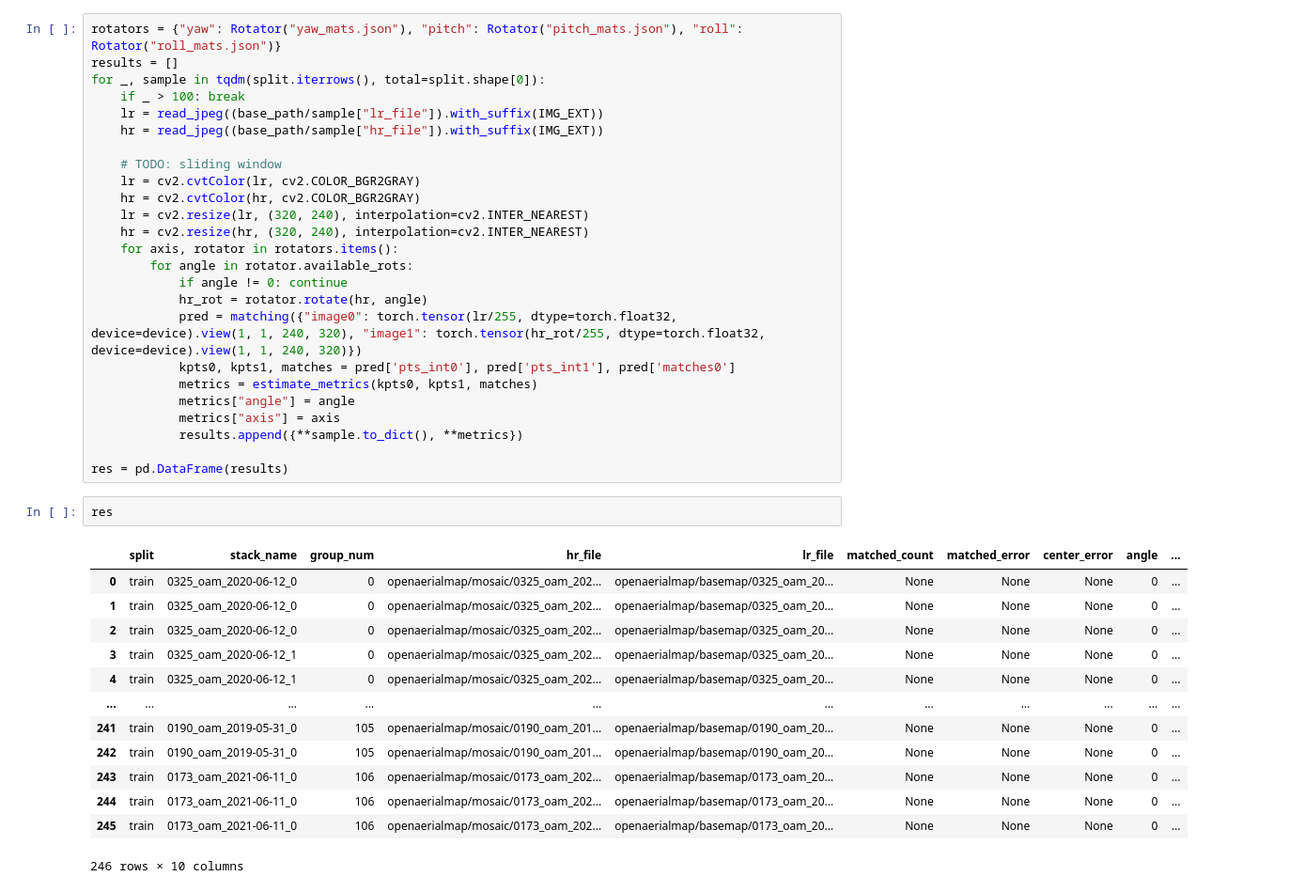
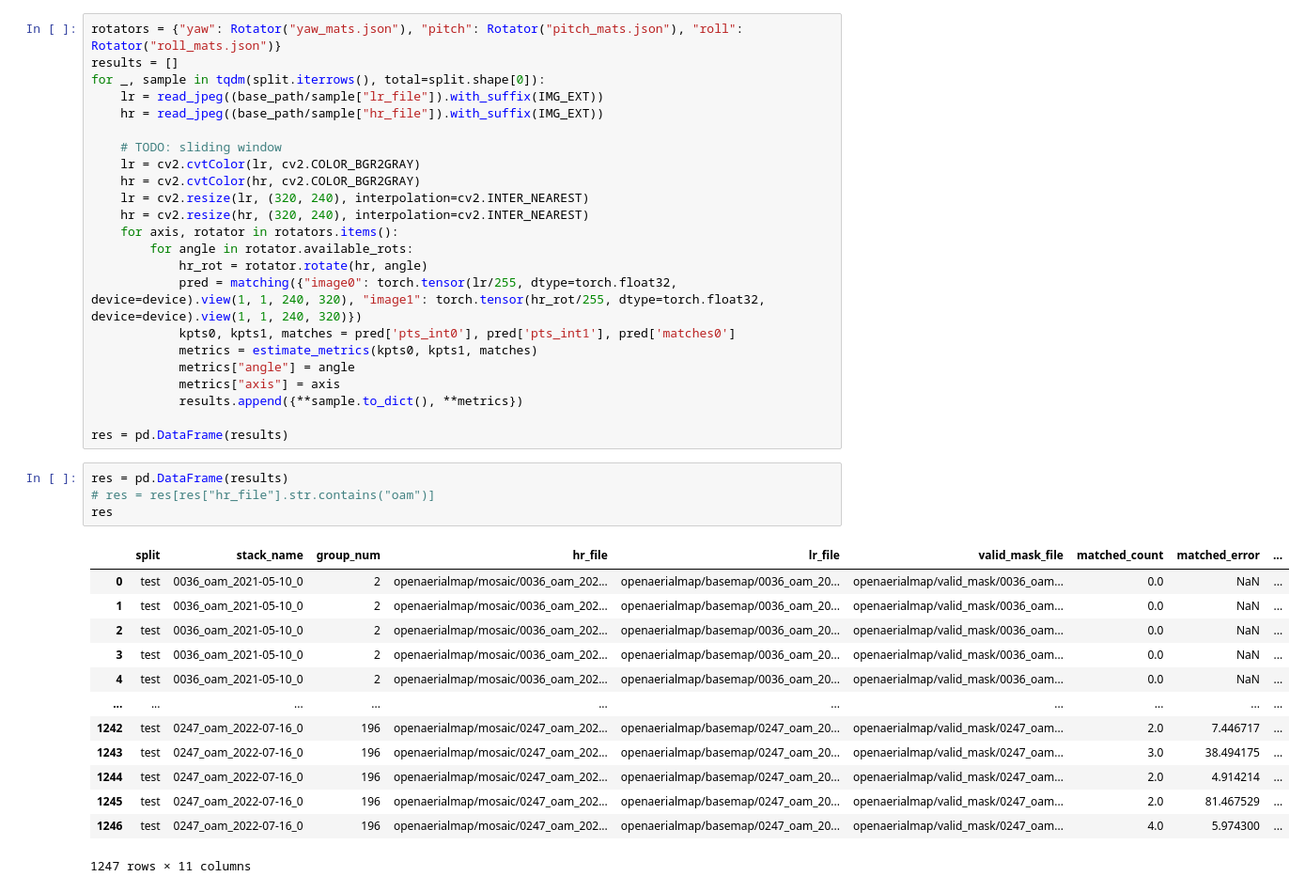
Before and after one commit to QuantuMobileSoftware/pytorch-superpoint, a Jupyter notebook: eval/metrics.ipynb, the cells around one changed output. Shown: that part at 94% size. Drawn from its saved outputs; the diff is of its cells as text.

```diff
--- a/eval/metrics.ipynb
+++ b/eval/metrics.ipynb
@@ -132,7 +132,6 @@ Running inference on device "cuda"
 rotators = {"yaw": Rotator("yaw_mats.json"), "pitch": Rotator("pitch_mats.json"), "roll": Rotator("roll_mats.json")}
 results = []
 for _, sample in tqdm(split.iterrows(), total=split.shape[0]):
-    if _ > 100: break
     lr = read_jpeg((base_path/sample["lr_file"]).with_suffix(IMG_EXT))
     hr = read_jpeg((base_path/sample["hr_file"]).with_suffix(IMG_EXT))
 
@@ -143,7 +142,6 @@ for _, sample in tqdm(split.iterrows(), total=split.shape[0]):
     hr = cv2.resize(hr, (320, 240), interpolation=cv2.INTER_NEAREST)
     for axis, rotator in rotators.items():
         for angle in rotator.available_rots:
-            if angle != 0: continue
             hr_rot = rotator.rotate(hr, angle)
             pred = matching({"image0": torch.tensor(lr/255, dtype=torch.float32, device=device).view(1, 1, 240, 320), "image1": torch.tensor(hr_rot/255, dtype=torch.float32, device=device).view(1, 1, 240, 320)})
             kpts0, kpts1, matches = pred['pts_int0'], pred['pts_int1'], pred['matches0']
@@ -153,22 +151,24 @@ for _, sample in tqdm(split.iterrows(), total=split.shape[0]):
             results.append({**sample.to_dict(), **metrics})
 
 res = pd.DataFrame(results)
-# %%
-res
-# %% [output]
-|  | split | stack_name | group_num | hr_file | lr_file | matched_count | matched_error | center_error | angle | ... |
-| 0 | train | 0325_oam_2020-06-12_0 | 0 | openaerialmap/mosaic/0325_oam_202... | openaerialmap/basemap/0325_oam_20... | None | None | None | 0 | ... |
-| 1 | train | 0325_oam_2020-06-12_0 | 0 | openaerialmap/mosaic/0325_oam_202... | openaerialmap/basemap/0325_oam_20... | None | None | None | 0 | ... |
-| 2 | train | 0325_oam_2020-06-12_0 | 0 | openaerialmap/mosaic/0325_oam_202... | openaerialmap/basemap/0325_oam_20... | None | None | None | 0 | ... |
-| 3 | train | 0325_oam_2020-06-12_1 | 0 | openaerialmap/mosaic/0325_oam_202... | openaerialmap/basemap/0325_oam_20... | None | None | None | 0 | ... |
-| 4 | train | 0325_oam_2020-06-12_1 | 0 | openaerialmap/mosaic/0325_oam_202... | openaerialmap/basemap/0325_oam_20... | None | None | None | 0 | ... |
-| ... | ... | ... | ... | ... | ... | ... | ... | ... | ... | ... |
-| 241 | train | 0190_oam_2019-05-31_0 | 105 | openaerialmap/mosaic/0190_oam_201... | openaerialmap/basemap/0190_oam_20... | None | None | None | 0 | ... |
-| 242 | train | 0190_oam_2019-05-31_0 | 105 | openaerialmap/mosaic/0190_oam_201... | openaerialmap/basemap/0190_oam_20... | None | None | None | 0 | ... |
-| 243 | train | 0173_oam_2021-06-11_0 | 106 | openaerialmap/mosaic/0173_oam_202... | openaerialmap/basemap/0173_oam_20... | None | None | None | 0 | ... |
-| 244 | train | 0173_oam_2021-06-11_0 | 106 | openaerialmap/mosaic/0173_oam_202... | openaerialmap/basemap/0173_oam_20... | None | None | None | 0 | ... |
-| 245 | train | 0173_oam_2021-06-11_0 | 106 | openaerialmap/mosaic/0173_oam_202... | openaerialmap/basemap/0173_oam_20... | None | None | None | 0 | ... |
-246 rows × 10 columns
+# %%
+res = pd.DataFrame(results)
+# res = res[res["hr_file"].str.contains("oam")]
+res
+# %% [output]
+|  | split | stack_name | group_num | hr_file | lr_file | valid_mask_file | matched_count | matched_error | ... |
+| 0 | test | 0036_oam_2021-05-10_0 | 2 | openaerialmap/mosaic/0036_oam_202... | openaerialmap/basemap/0036_oam_20... | openaerialmap/valid_mask/0036_oam... | 0.0 | NaN | ... |
+| 1 | test | 0036_oam_2021-05-10_0 | 2 | openaerialmap/mosaic/0036_oam_202... | openaerialmap/basemap/0036_oam_20... | openaerialmap/valid_mask/0036_oam... | 0.0 | NaN | ... |
+| 2 | test | 0036_oam_2021-05-10_0 | 2 | openaerialmap/mosaic/0036_oam_202... | openaerialmap/basemap/0036_oam_20... | openaerialmap/valid_mask/0036_oam... | 0.0 | NaN | ... |
+| 3 | test | 0036_oam_2021-05-10_0 | 2 | openaerialmap/mosaic/0036_oam_202... | openaerialmap/basemap/0036_oam_20... | openaerialmap/valid_mask/0036_oam... | 0.0 | NaN | ... |
+| 4 | test | 0036_oam_2021-05-10_0 | 2 | openaerialmap/mosaic/0036_oam_202... | openaerialmap/basemap/0036_oam_20... | openaerialmap/valid_mask/0036_oam... | 0.0 | NaN | ... |
+| ... | ... | ... | ... | ... | ... | ... | ... | ... | ... |
+| 1242 | test | 0247_oam_2022-07-16_0 | 196 | openaerialmap/mosaic/0247_oam_202... | openaerialmap/basemap/0247_oam_20... | openaerialmap/valid_mask/0247_oam... | 2.0 | 7.446717 | ... |
+| 1243 | test | 0247_oam_2022-07-16_0 | 196 | openaerialmap/mosaic/0247_oam_202... | openaerialmap/basemap/0247_oam_20... | openaerialmap/valid_mask/0247_oam... | 3.0 | 38.494175 | ... |
+| 1244 | test | 0247_oam_2022-07-16_0 | 196 | openaerialmap/mosaic/0247_oam_202... | openaerialmap/basemap/0247_oam_20... | openaerialmap/valid_mask/0247_oam... | 2.0 | 4.914214 | ... |
+| 1245 | test | 0247_oam_2022-07-16_0 | 196 | openaerialmap/mosaic/0247_oam_202... | openaerialmap/basemap/0247_oam_20... | openaerialmap/valid_mask/0247_oam... | 2.0 | 81.467529 | ... |
+| 1246 | test | 0247_oam_2022-07-16_0 | 196 | openaerialmap/mosaic/0247_oam_202... | openaerialmap/basemap/0247_oam_20... | openaerialmap/valid_mask/0247_oam... | 4.0 | 5.974300 | ... |
+1247 rows × 11 columns
 # %%
 fig, axs = plt.subplots(1, 2, figsize=(10,5))
 simple_results = res.query("angle == 0").drop(columns="axis").drop_duplicates()
```
Also changed, not shown: parts of 4 cells of this notebook, 8 other files.
